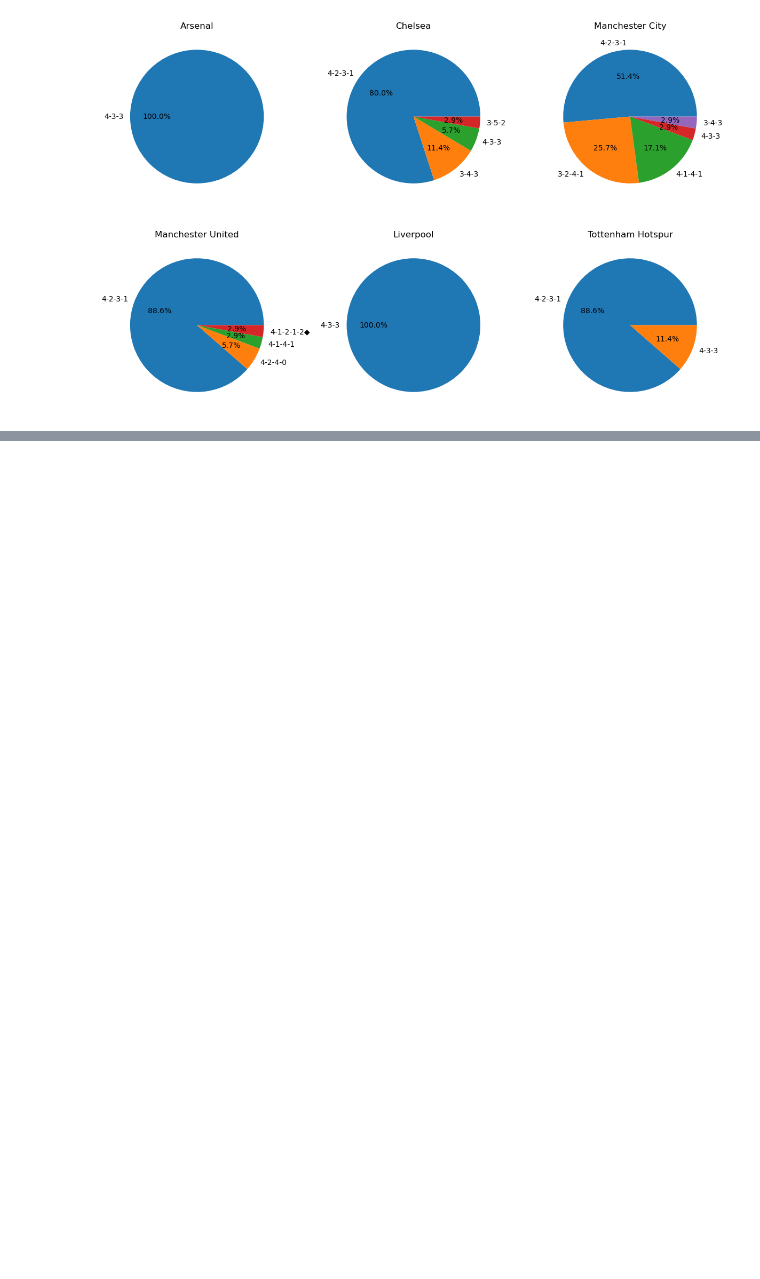
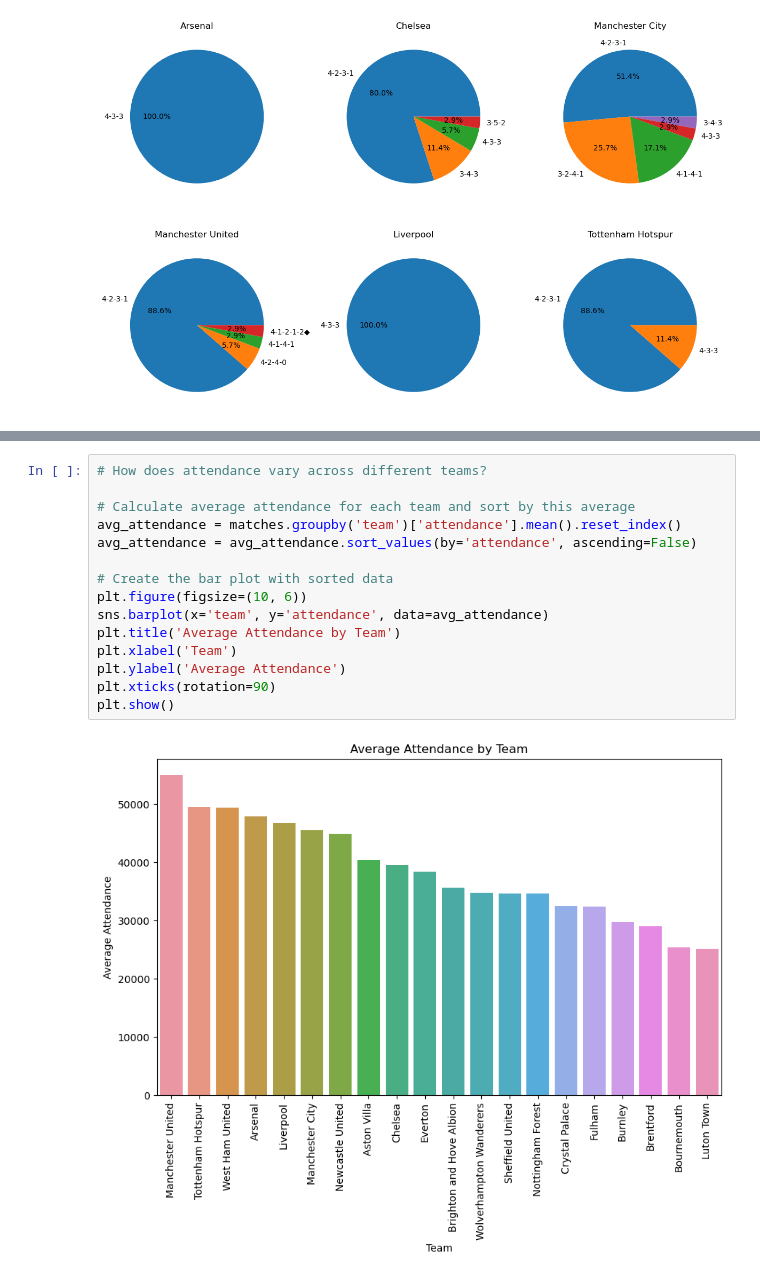
Before and after one commit to emanon19/Football-Prediction, a Jupyter notebook: Data Visualizing.ipynb, the cells around one changed output, grey strips where cells are left out. Drawn from its saved outputs; the diff is of its cells as text; blank space fills up the shorter version.

```diff
--- a/Data Visualizing.ipynb
+++ b/Data Visualizing.ipynb
@@ -171,0 +223,17 @@ plt.show()
+# %%
+# How does attendance vary across different teams?
+
+# Calculate average attendance for each team and sort by this average
+avg_attendance = matches.groupby('team')['attendance'].mean().reset_index()
+avg_attendance = avg_attendance.sort_values(by='attendance', ascending=False)
+
+# Create the bar plot with sorted data
+plt.figure(figsize=(10, 6))
+sns.barplot(x='team', y='attendance', data=avg_attendance)
+plt.title('Average Attendance by Team')
+plt.xlabel('Team')
+plt.ylabel('Average Attendance')
+plt.xticks(rotation=90)
+plt.show()
+# %% [output]
+[figure, added]
```
Also changed, not shown: parts of 9 cells of this notebook.
